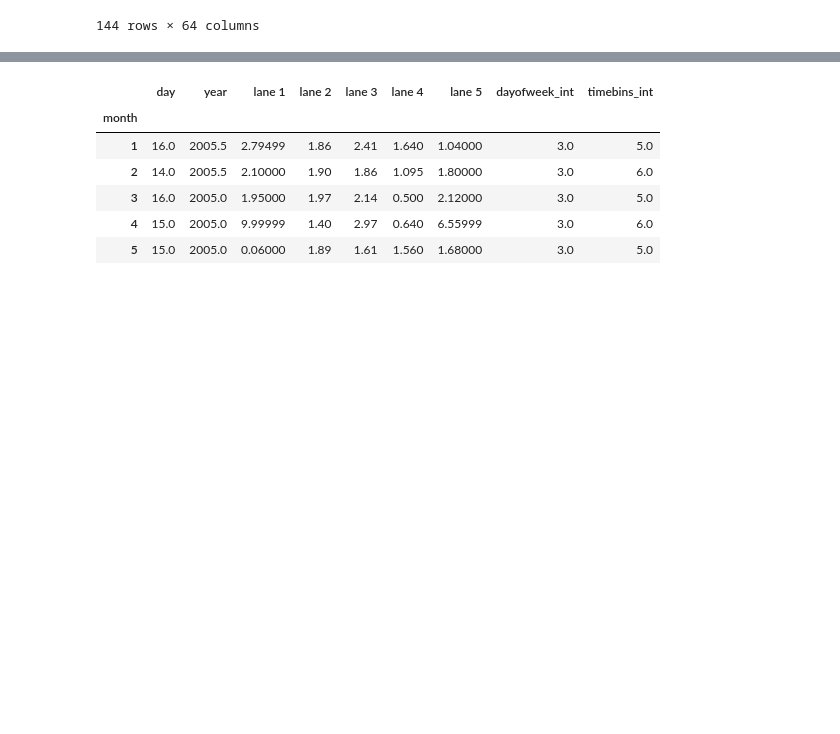
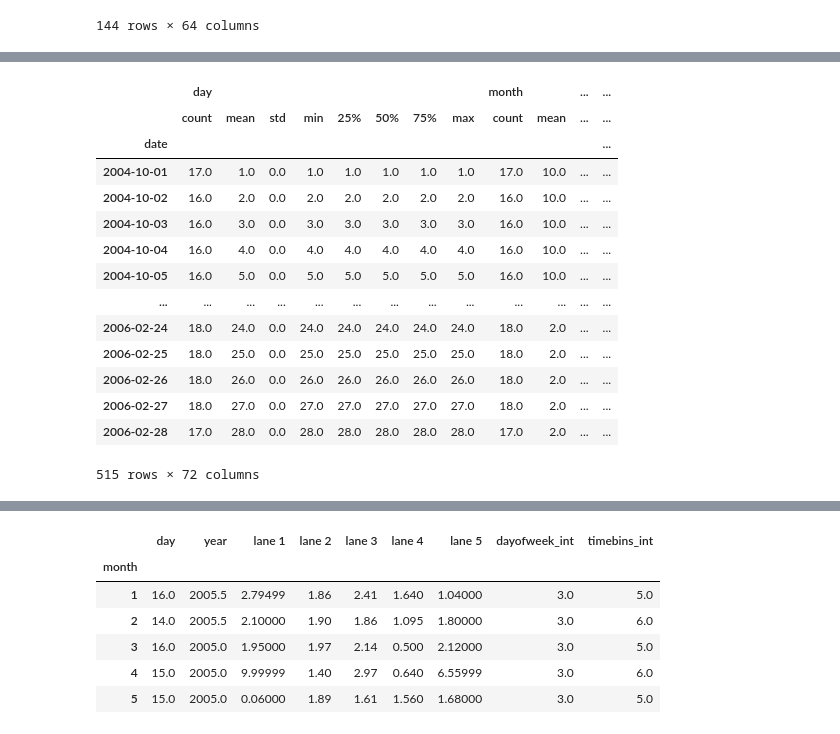
Before and after one commit to vishesh-sarinDXB/Dissolved_Oxygen_Analysis_Unsupervised, a Jupyter notebook: notebooks/do-rabee-pyf2-actual-consolidation-code.ipynb, the cells around one changed output, grey strips where cells are left out. Cells and saved outputs as stored; diff of their text form; code cells hidden in the pictures; blank space fills up the shorter version.

```diff
--- a/notebooks/do-rabee-pyf2.ipynb
+++ b/notebooks/do-rabee-pyf2-actual-consolidation-code.ipynb
@@ -252,3 +253,5 @@ do_data_mtb.describe()
 |  | 10 | 84.0 | 16.000000 | 9.016718 | 1.0 | 7.0 | 16.0 | 25.0 | 31.0 | 84.0 | ... |
 |  | 11 | 84.0 | 15.285714 | 8.885580 | 1.0 | 8.0 | 14.5 | 23.0 | 31.0 | 84.0 | ... |
 144 rows × 64 columns
+# %%
+do_data2, do_data_day, do_data_month, do_data_dayOfWeek, do_data_timeBins, do_data_monthTimeBins = getDataAndSummary()
@@ -254,0 +270,18 @@ do_data_mtb.describe()
+# %%
+do_data_day.describe()
+# %% [output]
+|  | day |  |  |  |  |  |  |  | month |  | ... | ... |
+|  | count | mean | std | min | 25% | 50% | 75% | max | count | mean | ... | ... |
+| date |  |  |  |  |  |  |  |  |  |  |  | ... |
+| 2004-10-01 | 17.0 | 1.0 | 0.0 | 1.0 | 1.0 | 1.0 | 1.0 | 1.0 | 17.0 | 10.0 | ... | ... |
+| 2004-10-02 | 16.0 | 2.0 | 0.0 | 2.0 | 2.0 | 2.0 | 2.0 | 2.0 | 16.0 | 10.0 | ... | ... |
+| 2004-10-03 | 16.0 | 3.0 | 0.0 | 3.0 | 3.0 | 3.0 | 3.0 | 3.0 | 16.0 | 10.0 | ... | ... |
+| 2004-10-04 | 16.0 | 4.0 | 0.0 | 4.0 | 4.0 | 4.0 | 4.0 | 4.0 | 16.0 | 10.0 | ... | ... |
+| 2004-10-05 | 16.0 | 5.0 | 0.0 | 5.0 | 5.0 | 5.0 | 5.0 | 5.0 | 16.0 | 10.0 | ... | ... |
+| ... | ... | ... | ... | ... | ... | ... | ... | ... | ... | ... | ... | ... |
+| 2006-02-24 | 18.0 | 24.0 | 0.0 | 24.0 | 24.0 | 24.0 | 24.0 | 24.0 | 18.0 | 2.0 | ... | ... |
+| 2006-02-25 | 18.0 | 25.0 | 0.0 | 25.0 | 25.0 | 25.0 | 25.0 | 25.0 | 18.0 | 2.0 | ... | ... |
+| 2006-02-26 | 18.0 | 26.0 | 0.0 | 26.0 | 26.0 | 26.0 | 26.0 | 26.0 | 18.0 | 2.0 | ... | ... |
+| 2006-02-27 | 18.0 | 27.0 | 0.0 | 27.0 | 27.0 | 27.0 | 27.0 | 27.0 | 18.0 | 2.0 | ... | ... |
+| 2006-02-28 | 17.0 | 28.0 | 0.0 | 28.0 | 28.0 | 28.0 | 28.0 | 28.0 | 17.0 | 2.0 | ... | ... |
+515 rows × 72 columns
```
Also changed, not shown: parts of 8 cells of this notebook, 1 other file.
